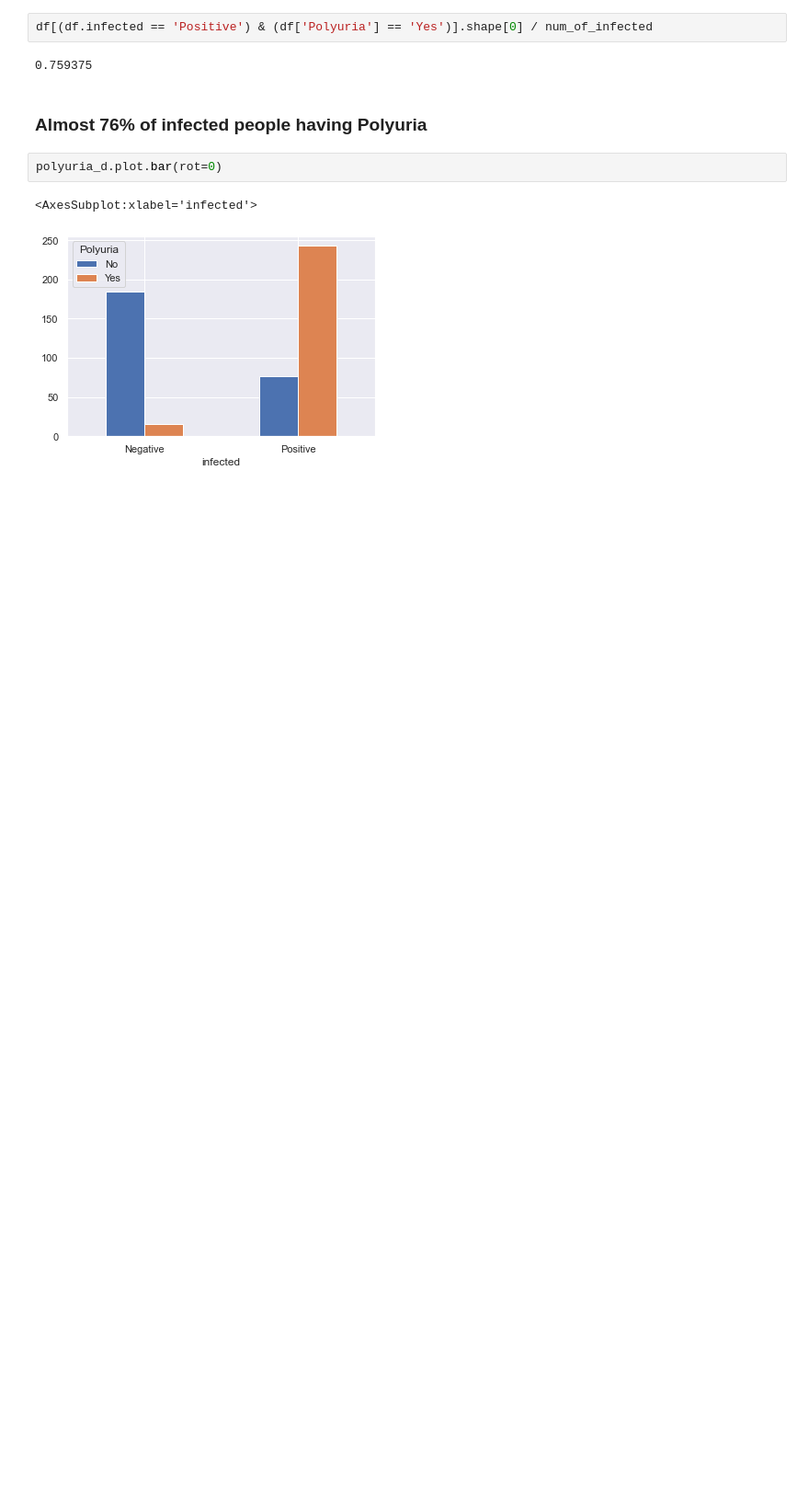
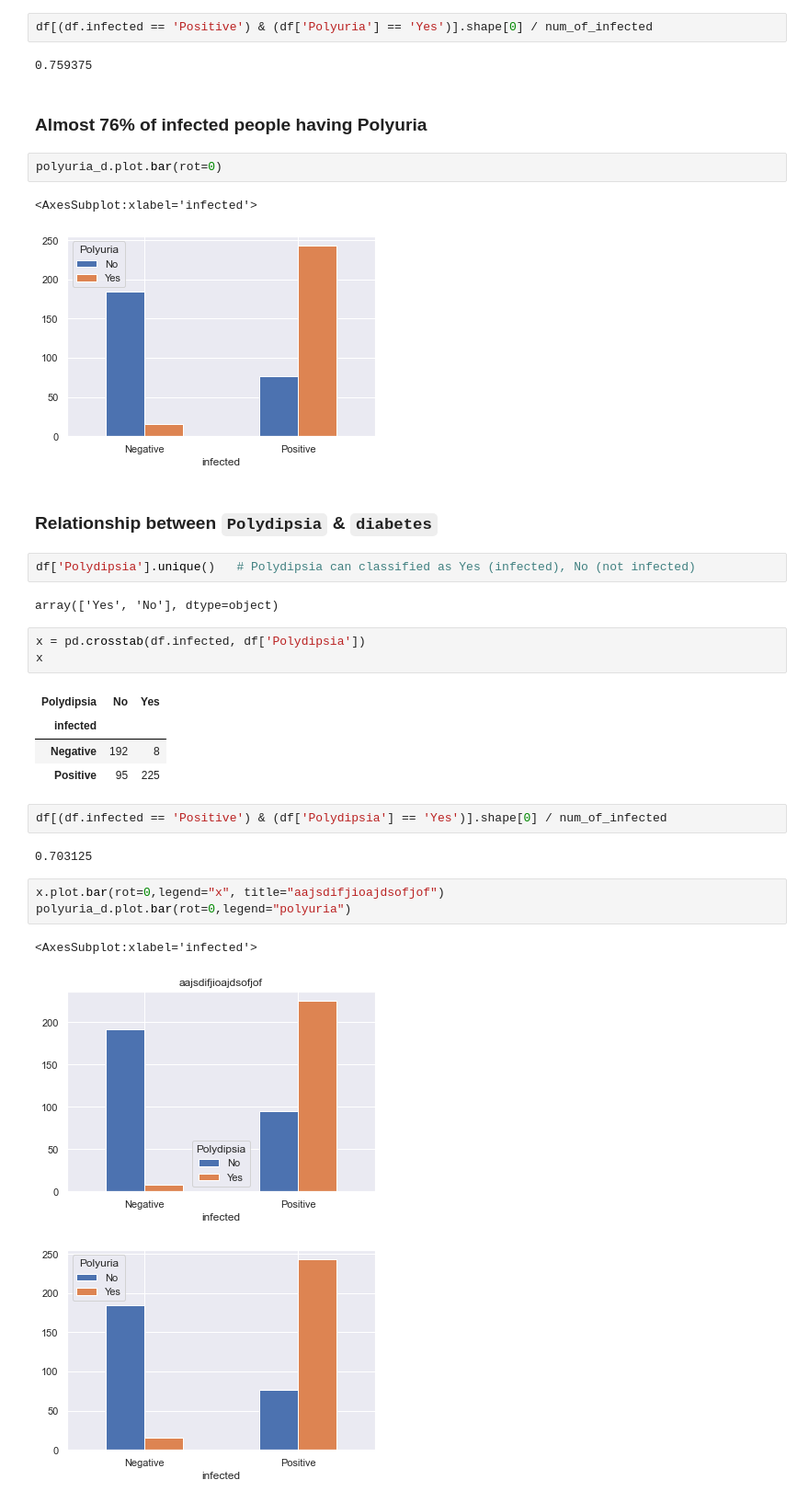
Before and after one commit to Yousef-Salah/Statistical-Analysis, a Jupyter notebook: Statistical-Analysis.ipynb, the cells around one changed output. Shown: that part at 92% size. Saved outputs shown, nothing was run; the diff lists cells and outputs as text; blank space fills up the shorter version.

```diff
--- a/Statistical-Analysis.ipynb
+++ b/Statistical-Analysis.ipynb
@@ -67,3 +67,28 @@ polyuria_d.plot.bar(rot=0)
 # %% [output]
 <AxesSubplot:xlabel='infected'>
 [figure]
+# %% [markdown]
+### Relationship between `Polydipsia` & `diabetes`
+# %%
+df['Polydipsia'].unique()   # Polydipsia can classified as Yes (infected), No (not infected)
+# %% [output]
+array(['Yes', 'No'], dtype=object)
+# %%
+x = pd.crosstab(df.infected, df['Polydipsia'])
+x
+# %% [output]
+| Polydipsia | No | Yes |
+| infected |  |  |
+| Negative | 192 | 8 |
+| Positive | 95 | 225 |
+# %%
+df[(df.infected == 'Positive') & (df['Polydipsia'] == 'Yes')].shape[0] / num_of_infected
+# %% [output]
+0.703125
+# %%
+x.plot.bar(rot=0,legend="x", title="aajsdifjioajdsofjof")
+polyuria_d.plot.bar(rot=0,legend="polyuria")
+# %% [output]
+<AxesSubplot:xlabel='infected'>
+[figure, added]
+[figure, added]
```
Also changed, not shown: 1 other file.
